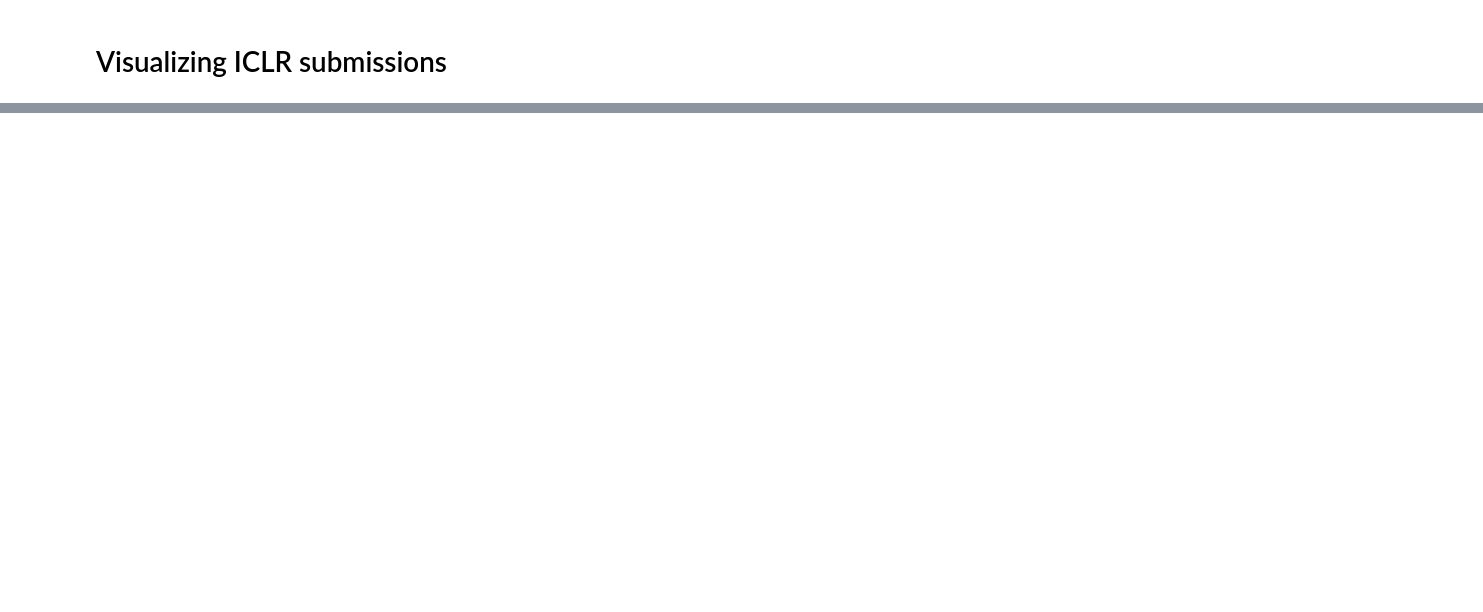
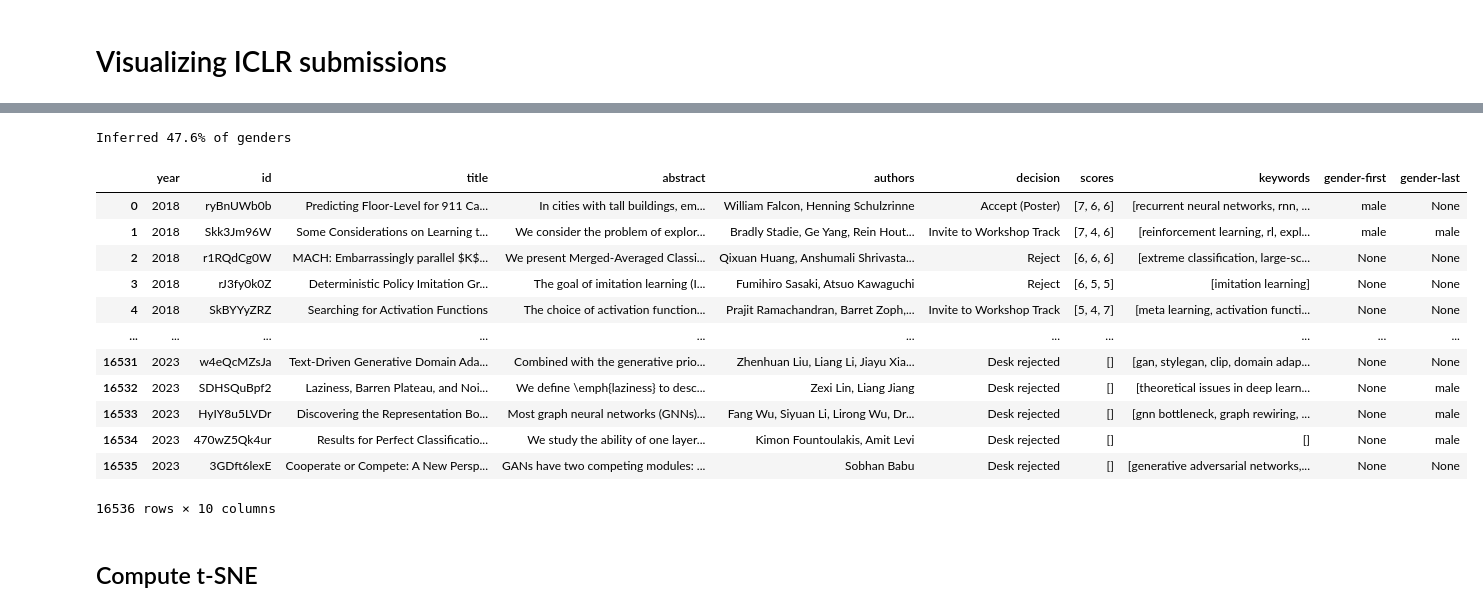
Before and after one commit to dkobak/iclr-tsne, a Jupyter notebook: iclr-tsne.ipynb, the cells around one changed output, grey strips where cells are left out. Drawn from its saved outputs; the diff is of its cells as text; code cells hidden in the pictures; blank space fills up the shorter version.

```diff
--- a/iclr-tsne.ipynb
+++ b/iclr-tsne.ipynb
@@ -379,0 +57,19 @@ Denoising   17
+# %%
+iclr = pd.DataFrame.from_dict({
+    'year': np.array(years).astype(int),
+    'id': forum_ids,
+    'title': titles,
+    'abstract': abstracts,
+    'authors': authors,
+    'decision': decisions,
+    'scores': [[]] * len(abstracts),
+    'keywords': [[kk.lower() for kk in k] for k in keywords],
+})
+
+# Kicking out nonsense abstracts
+
+mask = np.array([len(a) >= 200 for a in iclr.abstract])
+iclr = iclr[mask].reset_index(drop=True)
+print(f'Removing {np.sum(~mask)} submissions with abstract length below 200 characters.')
+
+iclr.to_pickle('iclr.pickle.zip')
@@ -379,0 +184,41 @@ Denoising   17
+# %%
+import pickle
+
+with open('genderDict.pkl', 'rb') as f:
+    genderDict = pickle.load(f)
+
+names = [[a.split(',')[0].split()[0], a.split(',')[-1].split()[0]] for a in iclr.authors]
+names = np.array(names)
+inferredGenders = np.zeros_like(names)
+for i, name in enumerate(names.flat):
+    if name in genderDict:
+        inferredGenders.flat[i] = genderDict[name]
+    else:
+        inferredGenders.flat[i] = 'None'
+
+print(f'Inferred {np.mean(inferredGenders != "None") * 100:.1f}% of genders')
+
+iclr['gender-first'] = inferredGenders[:,0]
+iclr['gender-last']  = inferredGenders[:,1]
+
+iclr.to_pickle('iclr.pickle.zip')
+# %% [output]
+Inferred 47.6% of genders
+# %%
+iclr
+# %% [output]
+|  | year | id | title | abstract | authors | decision | scores | keywords | gender-first | gender-last |
+| 0 | 2018 | ryBnUWb0b | Predicting Floor-Level for 911 Ca... | In cities with tall buildings, em... | William Falcon, Henning Schulzrinne | Accept (Poster) | [7, 6, 6] | [recurrent neural networks, rnn, ... | male | None |
+| 1 | 2018 | Skk3Jm96W | Some Considerations on Learning t... | We consider the problem of explor... | Bradly Stadie, Ge Yang, Rein Hout... | Invite to Workshop Track | [7, 4, 6] | [reinforcement learning, rl, expl... | male | male |
+| 2 | 2018 | r1RQdCg0W | MACH: Embarrassingly parallel $K$... | We present Merged-Averaged Classi... | Qixuan Huang, Anshumali Shrivasta... | Reject | [6, 6, 6] | [extreme classification, large-sc... | None | None |
+| 3 | 2018 | rJ3fy0k0Z | Deterministic Policy Imitation Gr... | The goal of imitation learning (I... | Fumihiro Sasaki, Atsuo Kawaguchi | Reject | [6, 5, 5] | [imitation learning] | None | None |
+| 4 | 2018 | SkBYYyZRZ | Searching for Activation Functions | The choice of activation function... | Prajit Ramachandran, Barret Zoph,... | Invite to Workshop Track | [5, 4, 7] | [meta learning, activation functi... | None | None |
+| ... | ... | ... | ... | ... | ... | ... | ... | ... | ... | ... |
+| 16531 | 2023 | w4eQcMZsJa | Text-Driven Generative Domain Ada... | Combined with the generative prio... | Zhenhuan Liu, Liang Li, Jiayu Xia... | Desk rejected | [] | [gan, stylegan, clip, domain adap... | None | None |
+| 16532 | 2023 | SDHSQuBpf2 | Laziness, Barren Plateau, and Noi... | We define \emph{laziness} to desc... | Zexi Lin, Liang Jiang | Desk rejected | [] | [theoretical issues in deep learn... | None | male |
+| 16533 | 2023 | HyIY8u5LVDr | Discovering the Representation Bo... | Most graph neural networks (GNNs)... | Fang Wu, Siyuan Li, Lirong Wu, Dr... | Desk rejected | [] | [gnn bottleneck, graph rewiring, ... | None | male |
+| 16534 | 2023 | 470wZ5Qk4ur | Results for Perfect Classificatio... | We study the ability of one layer... | Kimon Fountoulakis, Amit Levi | Desk rejected | [] | [] | None | male |
+| 16535 | 2023 | 3GDft6lexE | Cooperate or Compete: A New Persp... | GANs have two competing modules: ... | Sobhan Babu | Desk rejected | [] | [generative adversarial networks,... | None | None |
+16536 rows × 10 columns
+# %% [markdown]
+## Compute t-SNE
```
Also changed, not shown: parts of 50 cells of this notebook, 5 other files.
